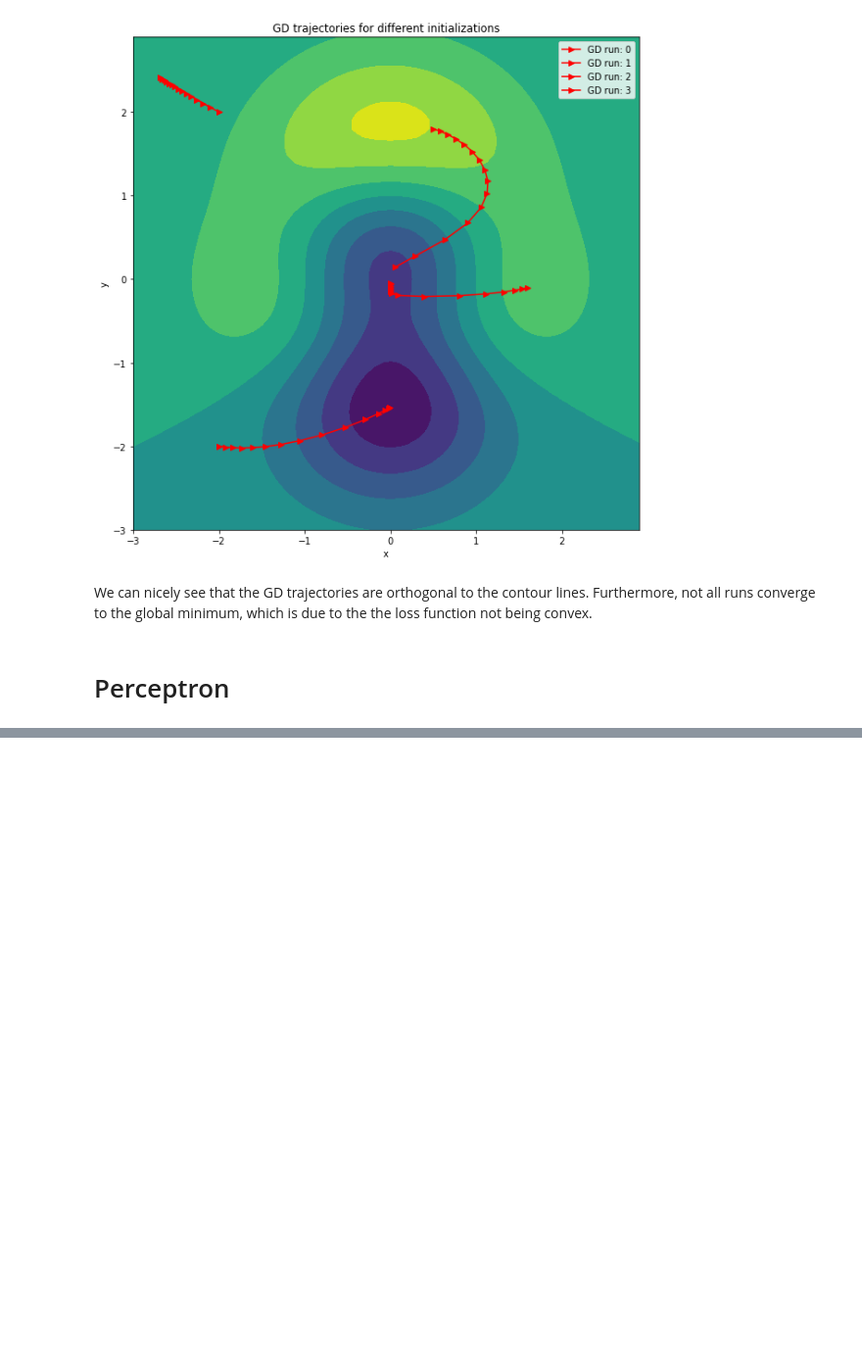
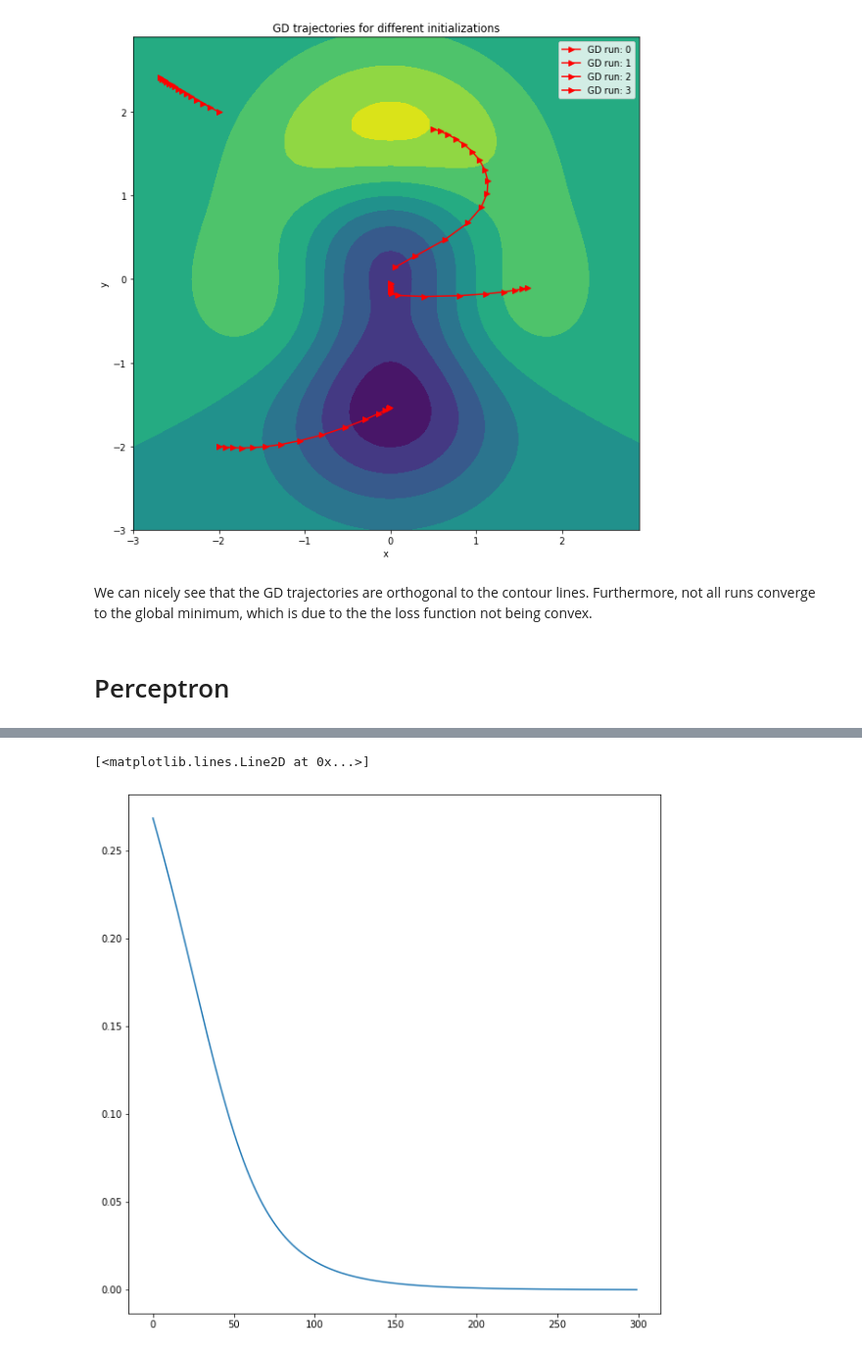
Before and after one commit to vbjan/autogradengine, a Jupyter notebook: demo.ipynb, the cells around one changed output, grey strips where cells are left out. Shown at 98% size. Drawn from its saved outputs; the diff is of its cells as text; code cells hidden in the pictures; blank space fills up the shorter version.

```diff
--- a/demo.ipynb
+++ b/demo.ipynb
@@ -273,20 +273,24 @@ We can nicely see that the GD trajectories are orthogonal to the contour lines.
 # %%
 from autograd.nn import Perceptron
 
-x = Variable(np.random.rand(4, 1), requires_grad=False)
-y_label = Variable(np.random.rand(2, 1), requires_grad=False)
+x = autograd.Variable(np.random.rand(4, 1), requires_grad=False)
+y_label = autograd.Variable(np.random.rand(2, 1), requires_grad=False)
 
-perceptron = Perceptron(input_size=10, output_size=2)
-optimizer = GD(params=perceptron.collect_parameters(), lr=0.01)
+perceptron = Perceptron(input_size=4, output_size=2)
+mseloss = autograd.MSELoss()
+optimizer = GD(params=perceptron.collect_parameters(), lr=0.1)
 
-
-epochs = 20
+percep_loss_hist = []
+epochs = 300
 for epoch in range(epochs):
 
     optimizer.zero_grad()
     y_pred = perceptron(x)
-    loss = (y_pred.value[0]-y_label.value[0])**2+(y_pred.value[1]-ylabel.value[1])**2
+    loss = mseloss(y_pred, y_label)
     loss.backward()
     optimizer.step()
-    print(loss, y_pred)
+
+    percep_loss_hist.append(loss.value.squeeze())
+    if epoch % 20 == 0:
+        print(loss.value.squeeze())
 # %% [output]
@@ -293,0 +312,5 @@ NameError: name 'Variable' is not defined
+# %%
+plt.plot(percep_loss_hist)
+# %% [output]
+[<matplotlib.lines.Line2D at 0x...>]
+[figure, added]
```
Also changed, not shown: parts of 4 cells of this notebook, 2 other files.
